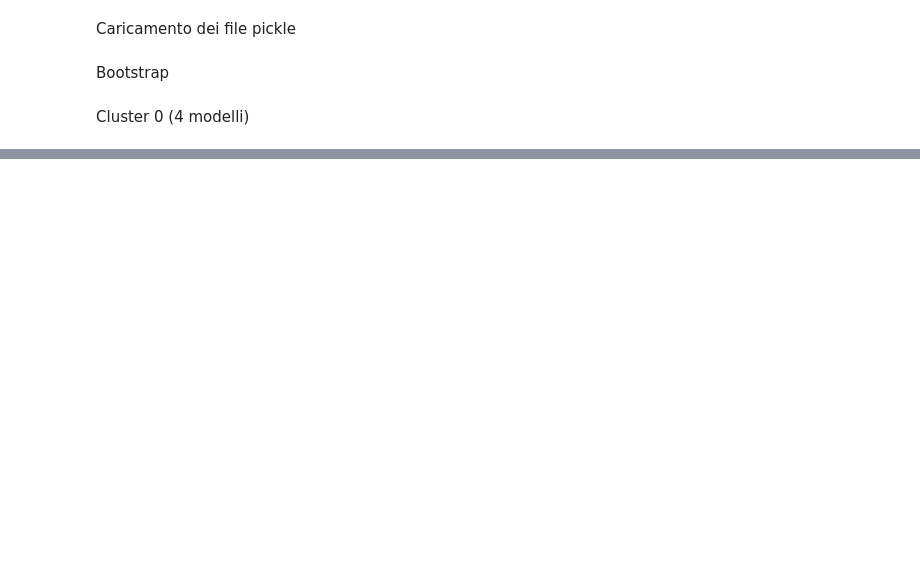
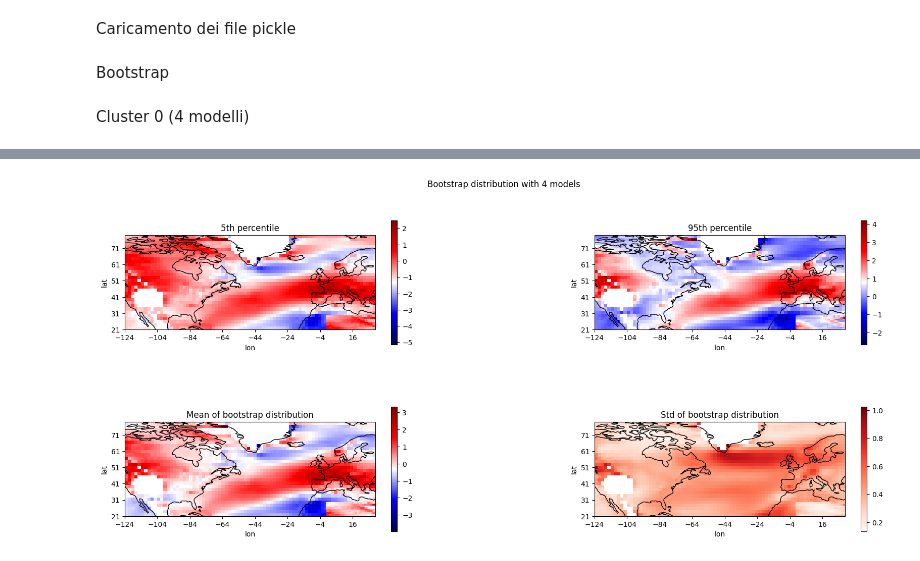
Before and after one commit to sbeltrami/tesi, a Jupyter notebook: bootstrap.ipynb, the cells around one changed output, grey strips where cells are left out. Saved outputs shown, nothing was run; the diff lists cells and outputs as text; code cells hidden in the pictures; blank space fills up the shorter version.

Commit message:
bootstrap

```diff
--- a/bootstrap.ipynb
+++ b/bootstrap.ipynb
@@ -295,0 +78,6 @@ fig.show()
+# %%
+#Estrazione in modo random di 4 modelli per 1000 iterazioni
+sample_mean_cluster0 = bs_sample_mean(1000,models_atmos,list_cluster0)
+# %%
+#Calcolo di array_mean, array_std, array_5th_percentile, array_95th_percentile della distribuzione bootstrap
+array_mean_cluster0,array_std_cluster0,array_5th_cluster0,array_95th_cluster0 = bs_compute_array_mean_std_5th_95th(1000,sample_mean_cluster0)
@@ -295,0 +89,5 @@ fig.show()
+# %%
+#plot di array_mean, array_std, array_5th_percentile, array_95th_percentile della distribuzione bootstrap
+plot_bs_5th_95th_mean_std(list_cluster0,models_atmos,array_mean_cluster0,array_std_cluster0,array_5th_cluster0,array_95th_cluster0)
+# %% [output]
+[figure, added]
```
Also changed, not shown: parts of 61 cells of this notebook, 1 other file.
